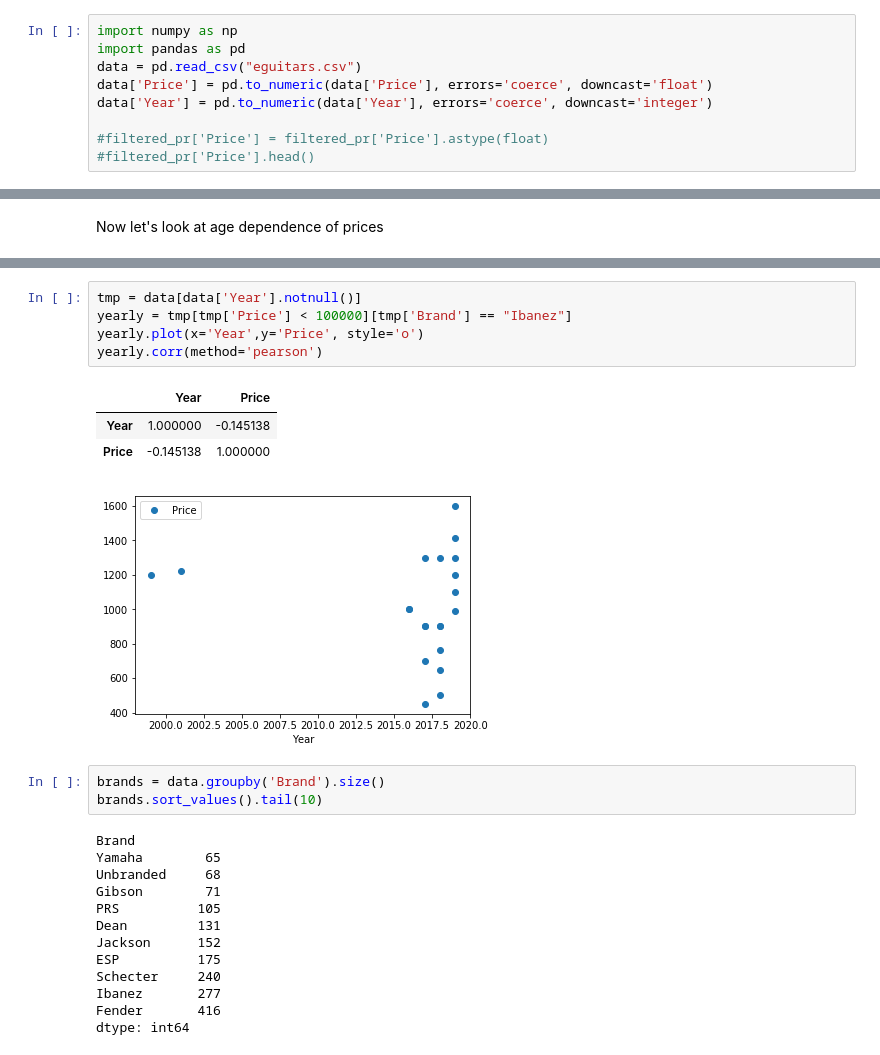
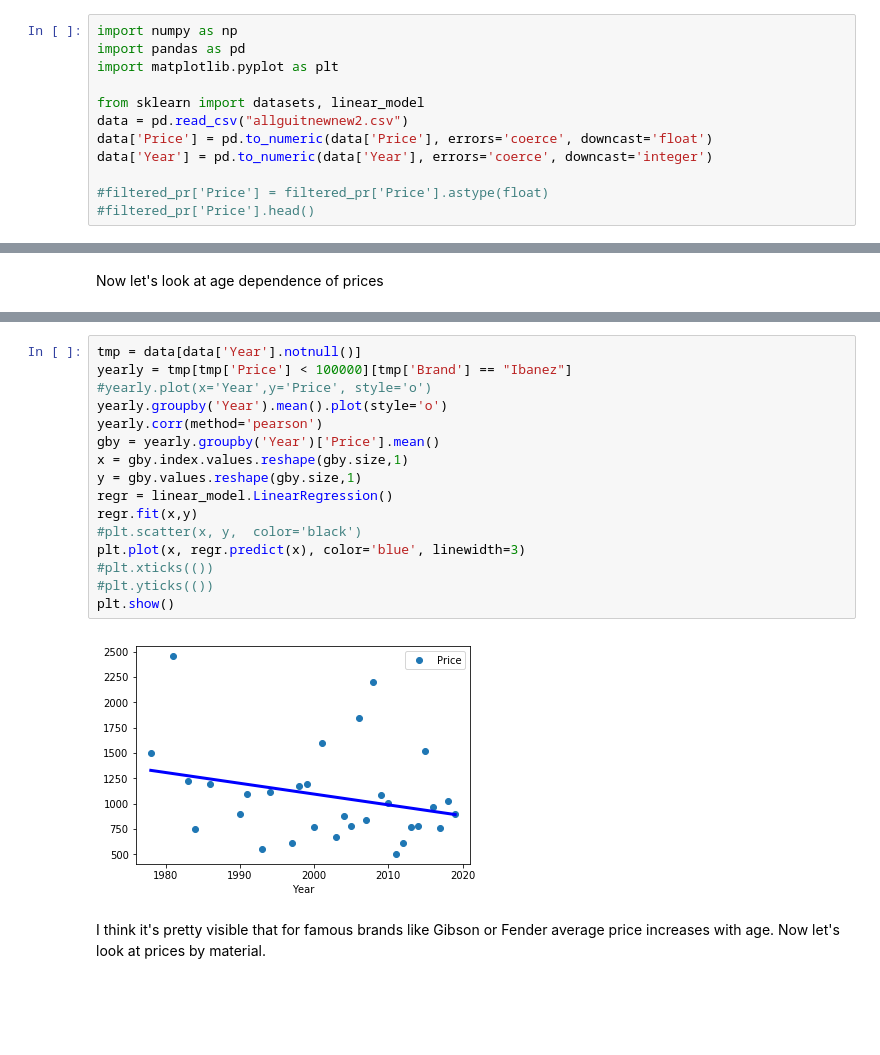
Before and after one commit to rsmmnt/trrr, a Jupyter notebook: guitars.ipynb, the cells around one changed output, grey strips where cells are left out. Drawn from its saved outputs; the diff is of its cells as text; blank space fills up the shorter version.

```diff
--- a/guitars.ipynb
+++ b/guitars.ipynb
@@ -1,7 +1,10 @@
 # %%
 import numpy as np
 import pandas as pd
-data = pd.read_csv("eguitars.csv")
+import matplotlib.pyplot as plt
+
+from sklearn import datasets, linear_model
+data = pd.read_csv("allguitnewnew2.csv")
 data['Price'] = pd.to_numeric(data['Price'], errors='coerce', downcast='float')
 data['Year'] = pd.to_numeric(data['Year'], errors='coerce', downcast='integer')
 
@@ -86,29 +124,24 @@ yearly.corr(method='pearson')
 # %%
 tmp = data[data['Year'].notnull()]
 yearly = tmp[tmp['Price'] < 100000][tmp['Brand'] == "Ibanez"]
-yearly.plot(x='Year',y='Price', style='o')
+#yearly.plot(x='Year',y='Price', style='o')
+yearly.groupby('Year').mean().plot(style='o')
 yearly.corr(method='pearson')
+gby = yearly.groupby('Year')['Price'].mean()
+x = gby.index.values.reshape(gby.size,1)
+y = gby.values.reshape(gby.size,1)
+regr = linear_model.LinearRegression()
+regr.fit(x,y)
+#plt.scatter(x, y,  color='black')
+plt.plot(x, regr.predict(x), color='blue', linewidth=3)
+#plt.xticks(())
+#plt.yticks(())
+plt.show()
 # %% [output]
-|  | Year | Price |
-| Year | 1.000000 | -0.145138 |
-| Price | -0.145138 | 1.000000 |
-[figure, old version]
+[figure, new version]
-# %%
-brands = data.groupby('Brand').size()
-brands.sort_values().tail(10)
-# %% [output]
-Brand
-Yamaha        65
-Unbranded     68
-Gibson        71
-PRS          105
-Dean         131
-Jackson      152
-ESP          175
-Schecter     240
-Ibanez       277
-Fender       416
-dtype: int64
+# %% [markdown]
+I think it's pretty visible that for famous brands like Gibson or Fender average price increases with age.
+Now let's look at prices by material.
 # %%
 bodies = data.groupby('Material').size()
 bodies.sort_values().tail(10)
```
Also changed, not shown: parts of 17 cells of this notebook, 1 other file.
